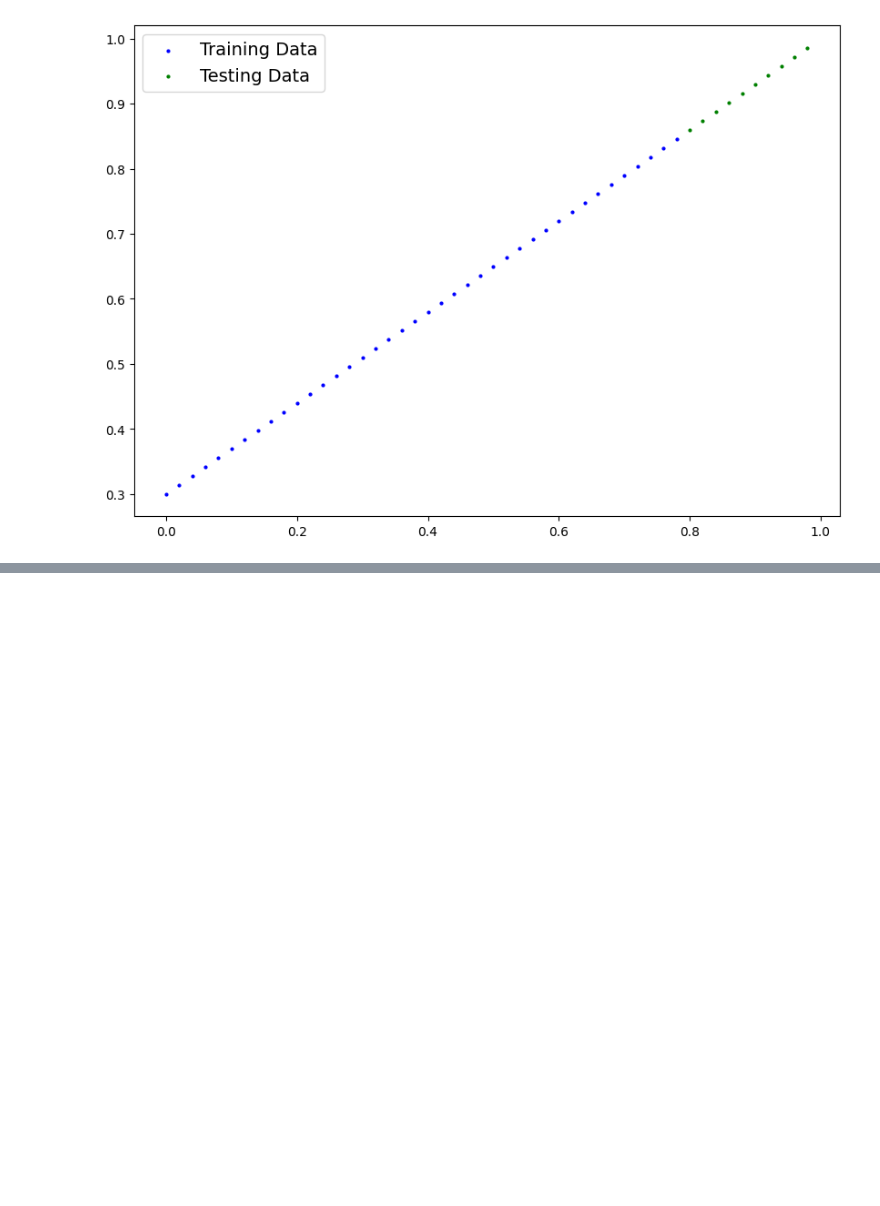
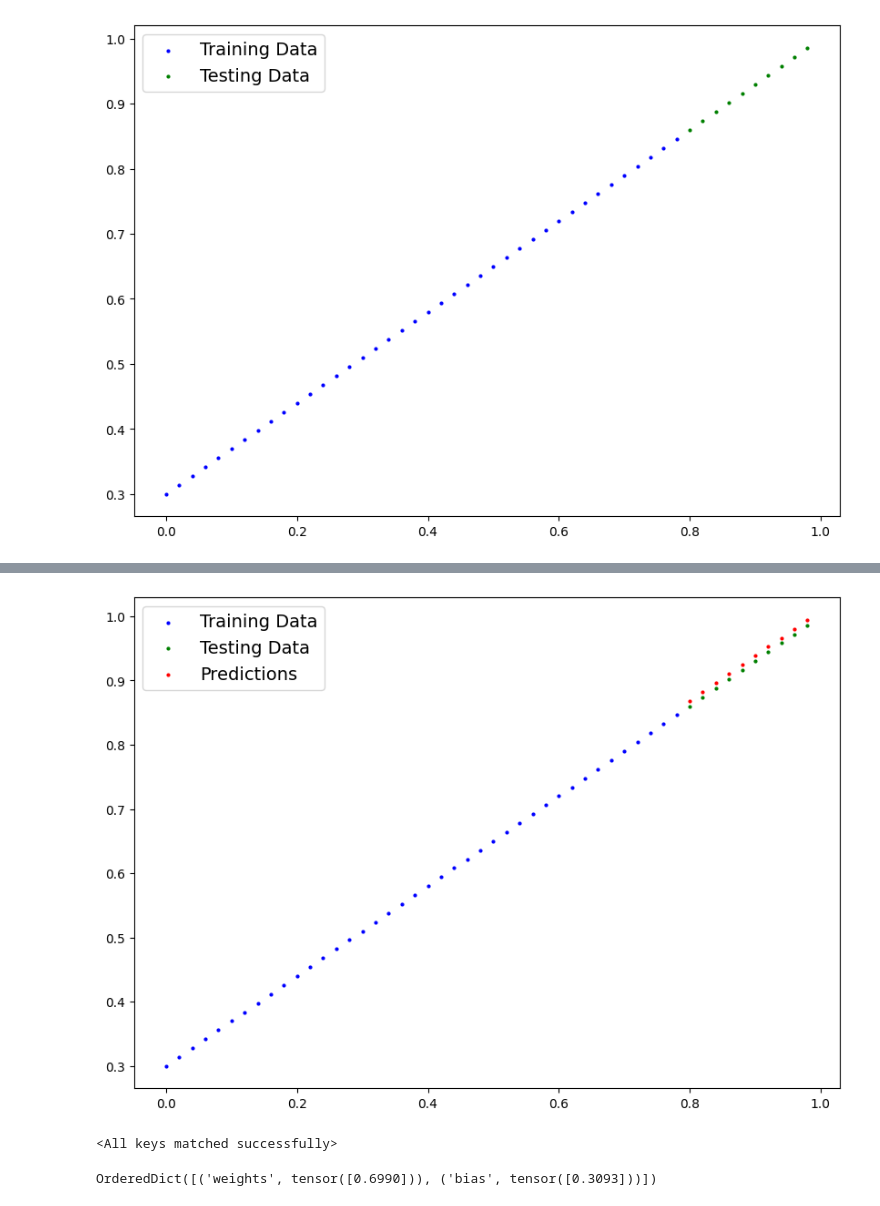
Before and after one commit to SaFaUU/PyTorch_for_DL, a Jupyter notebook: 01_pytorch_workflow.ipynb, the cells around one changed output, grey strips where cells are left out. Saved outputs shown, nothing was run; the diff lists cells and outputs as text; code cells hidden in the pictures; blank space fills up the shorter version.

```diff
--- a/01_pytorch_workflow.ipynb
+++ b/01_pytorch_workflow.ipynb
@@ -86,0 +134,38 @@ class LinearRegressionModel(nn.Module):
+# %%
+epochs = 200
+
+
+# Track Experiments
+epochs_count = []
+loss_values = []
+test_loss_values = []
+
+
+
+for epoch in range(epochs):
+
+    model_0.train()
+
+    # Forward Pass
+    y_pred = model_0(X_train)
+
+    loss = loss_fn(y_pred, y_train)
+
+    optimizer.zero_grad()
+
+    loss.backward()
+
+    optimizer.step()
+
+    model_0.eval()
+
+    with torch.inference_mode():
+        test_pred = model_0(X_test)
+        test_loss = loss_fn(test_pred, y_test)
+        epochs_count.append(epoch)
+        loss_values.append(loss.detach().numpy())
+        test_loss_values.append(test_loss)
+
+        if epoch %10 == 0:
+            print(f"Epoch: {epoch}, Training Loss: {loss.item()}, Test Loss: {test_loss.item()}")
+            print(f"----------------{model_0.state_dict()}")
@@ -86,0 +207,7 @@ class LinearRegressionModel(nn.Module):
+# %%
+with torch.inference_mode():
+    y_preds = model_0(X_test)
+
+plot_predictions(predictions=y_preds, test_labels=y_test)
+# %% [output]
+[figure, added]
@@ -86,0 +224,11 @@ class LinearRegressionModel(nn.Module):
+# %%
+loaded_model_0 = LinearRegressionModel()
+
+
+loaded_model_0.load_state_dict(torch.load(MODEL_SAVE_PATH))
+# %% [output]
+<All keys matched successfully>
+# %%
+loaded_model_0.state_dict()
+# %% [output]
+OrderedDict([('weights', tensor([0.6990])), ('bias', tensor([0.3093]))])
```
Also changed, not shown: parts of 20 cells of this notebook, 1 other file.
